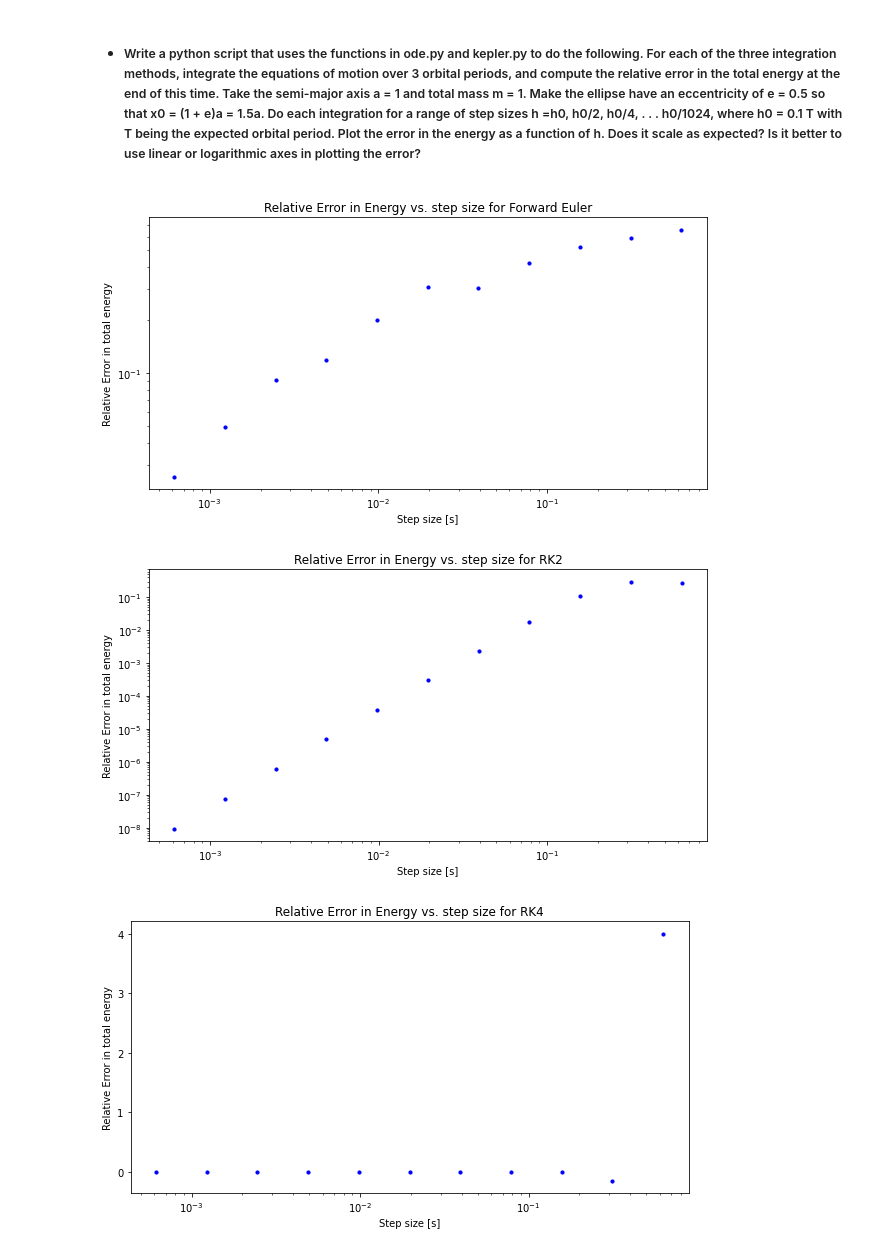
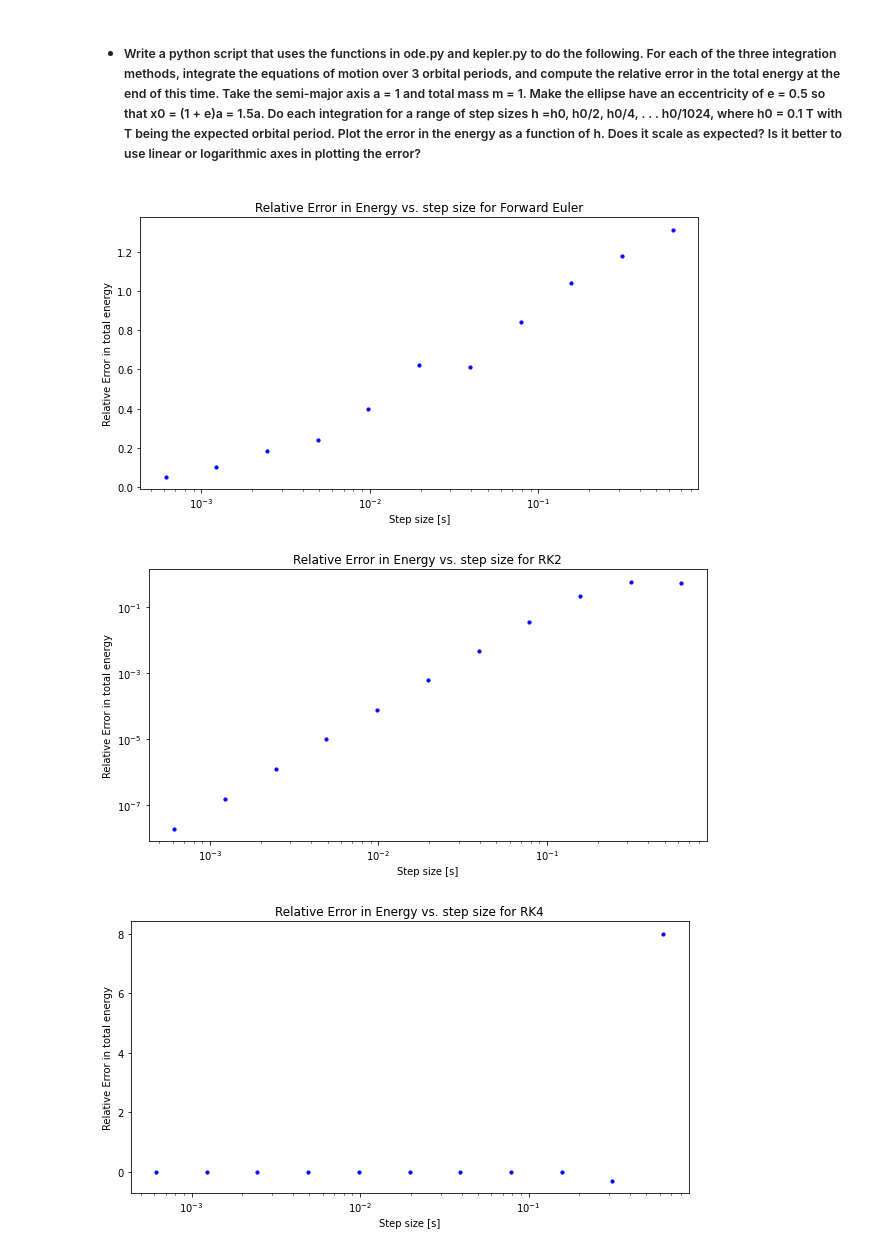
Before and after one commit to AriAtari/AST-projecy-group-10, a Jupyter notebook: Group10.ipynb, the cells around one changed output. Saved outputs shown, nothing was run; the diff lists cells and outputs as text; code cells hidden in the pictures.

Commit message:
Made energy plots for 4 relative

```diff
--- a/Group10.ipynb
+++ b/Group10.ipynb
@@ -171,25 +171,25 @@ for i in range(len(steps)):
     Eulervals.append([ts,Xs,Ys,KEs,PEs,TEs])
 # %%
 plt.figure(figsize = (10,5))
-plt.scatter(steps[0],Eulervals[0][-1][-1]-Energy,s = 10,color = 'b')
-plt.scatter(steps[1],Eulervals[1][-1][-1]-Energy,s = 10,color = 'b')
-plt.scatter(steps[2],Eulervals[2][-1][-1]-Energy,s = 10,color = 'b')
-plt.scatter(steps[3],Eulervals[3][-1][-1]-Energy,s = 10,color = 'b')
-plt.scatter(steps[4],Eulervals[4][-1][-1]-Energy,s = 10,color = 'b')
-plt.scatter(steps[5],Eulervals[5][-1][-1]-Energy,s = 10,color = 'b')
-plt.scatter(steps[6],Eulervals[6][-1][-1]-Energy,s = 10,color = 'b')
-plt.scatter(steps[7],Eulervals[7][-1][-1]-Energy,s = 10,color = 'b')
-plt.scatter(steps[8],Eulervals[8][-1][-1]-Energy,s = 10,color = 'b')
-plt.scatter(steps[9],Eulervals[9][-1][-1]-Energy,s = 10,color = 'b')
-plt.scatter(steps[10],Eulervals[10][-1][-1]-Energy,s = 10,color = 'b')
-plt.yscale('log')
+plt.scatter(steps[0],(Eulervals[0][-1][-1]-Energy)/abs(Energy),s = 10,color = 'b')
+plt.scatter(steps[1],(Eulervals[1][-1][-1]-Energy)/abs(Energy),s = 10,color = 'b')
+plt.scatter(steps[2],(Eulervals[2][-1][-1]-Energy)/abs(Energy),s = 10,color = 'b')
+plt.scatter(steps[3],(Eulervals[3][-1][-1]-Energy)/abs(Energy),s = 10,color = 'b')
+plt.scatter(steps[4],(Eulervals[4][-1][-1]-Energy)/abs(Energy),s = 10,color = 'b')
+plt.scatter(steps[5],(Eulervals[5][-1][-1]-Energy)/abs(Energy),s = 10,color = 'b')
+plt.scatter(steps[6],(Eulervals[6][-1][-1]-Energy)/abs(Energy),s = 10,color = 'b')
+plt.scatter(steps[7],(Eulervals[7][-1][-1]-Energy)/abs(Energy),s = 10,color = 'b')
+plt.scatter(steps[8],(Eulervals[8][-1][-1]-Energy)/abs(Energy),s = 10,color = 'b')
+plt.scatter(steps[9],(Eulervals[9][-1][-1]-Energy)/abs(Energy),s = 10,color = 'b')
+plt.scatter(steps[10],(Eulervals[10][-1][-1]-Energy)/abs(Energy),s = 10,color = 'b')
+# plt.yscale('log')
 plt.xscale('log')
 plt.xlabel('Step size [s]')
 plt.ylabel('Relative Error in total energy')
 plt.title('Relative Error in Energy vs. step size for Forward Euler')
 plt.show()
 # %% [output]
-[figure, old version]
+[figure, new version]
 # %%
 # RK2
 
@@ -202,17 +202,17 @@ for i in range(len(steps)):
     RK2vals.append([ts,Xs,Ys,KEs,PEs,TEs])
 # %%
 plt.figure(figsize = (10,5))
-plt.scatter(steps[0],RK2vals[0][-1][-1]-Energy,s = 10,color = 'b')
-plt.scatter(steps[1],RK2vals[1][-1][-1]-Energy,s = 10,color = 'b')
-plt.scatter(steps[2],RK2vals[2][-1][-1]-Energy,s = 10,color = 'b')
-plt.scatter(steps[3],RK2vals[3][-1][-1]-Energy,s = 10,color = 'b')
-plt.scatter(steps[4],RK2vals[4][-1][-1]-Energy,s = 10,color = 'b')
-plt.scatter(steps[5],RK2vals[5][-1][-1]-Energy,s = 10,color = 'b')
-plt.scatter(steps[6],RK2vals[6][-1][-1]-Energy,s = 10,color = 'b')
-plt.scatter(steps[7],RK2vals[7][-1][-1]-Energy,s = 10,color = 'b')
-plt.scatter(steps[8],RK2vals[8][-1][-1]-Energy,s = 10,color = 'b')
-plt.scatter(steps[9],RK2vals[9][-1][-1]-Energy,s = 10,color = 'b')
-plt.scatter(steps[10],RK2vals[10][-1][-1]-Energy,s = 10,color = 'b')
+plt.scatter(steps[0],(RK2vals[0][-1][-1]-Energy)/abs(Energy),s = 10,color = 'b')
+plt.scatter(steps[1],(RK2vals[1][-1][-1]-Energy)/abs(Energy),s = 10,color = 'b')
+plt.scatter(steps[2],(RK2vals[2][-1][-1]-Energy)/abs(Energy),s = 10,color = 'b')
+plt.scatter(steps[3],(RK2vals[3][-1][-1]-Energy)/abs(Energy),s = 10,color = 'b')
+plt.scatter(steps[4],(RK2vals[4][-1][-1]-Energy)/abs(Energy),s = 10,color = 'b')
+plt.scatter(steps[5],(RK2vals[5][-1][-1]-Energy)/abs(Energy),s = 10,color = 'b')
+plt.scatter(steps[6],(RK2vals[6][-1][-1]-Energy)/abs(Energy),s = 10,color = 'b')
+plt.scatter(steps[7],(RK2vals[7][-1][-1]-Energy)/abs(Energy),s = 10,color = 'b')
+plt.scatter(steps[8],(RK2vals[8][-1][-1]-Energy)/abs(Energy),s = 10,color = 'b')
+plt.scatter(steps[9],(RK2vals[9][-1][-1]-Energy)/abs(Energy),s = 10,color = 'b')
+plt.scatter(steps[10],(RK2vals[10][-1][-1]-Energy)/abs(Energy),s = 10,color = 'b')
 plt.yscale('log')
 plt.xscale('log')
 plt.xlabel('Step size [s]')
@@ -220,7 +220,7 @@ plt.ylabel('Relative Error in total energy')
 plt.title('Relative Error in Energy vs. step size for RK2')
 plt.show()
 # %% [output]
-[figure, old version]
+[figure, new version]
 # %%
 # RK4
 
```
Also changed, not shown: parts of 1 cell of this notebook.
